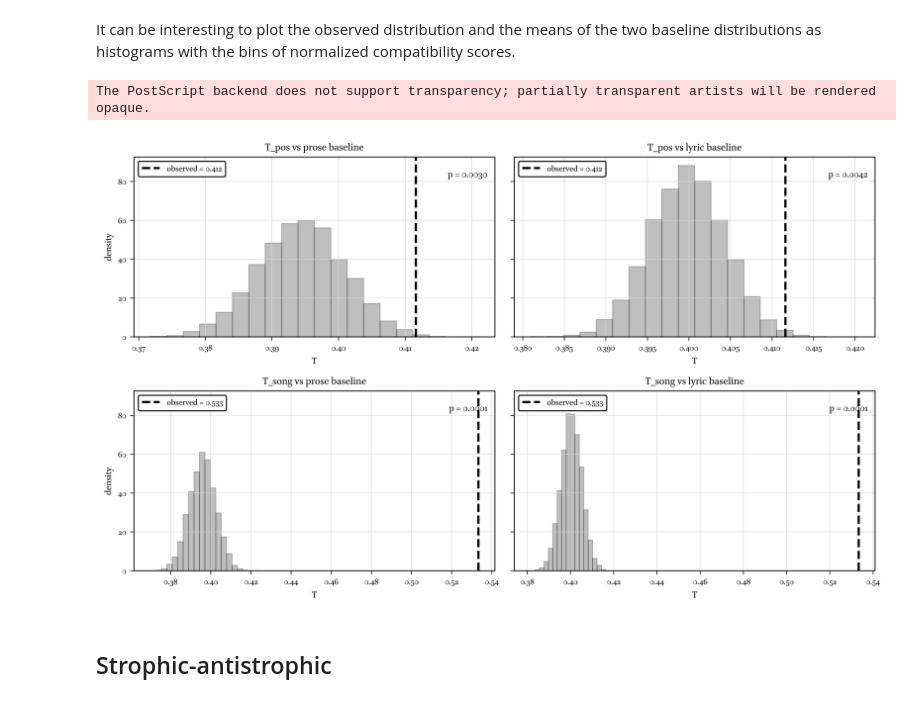
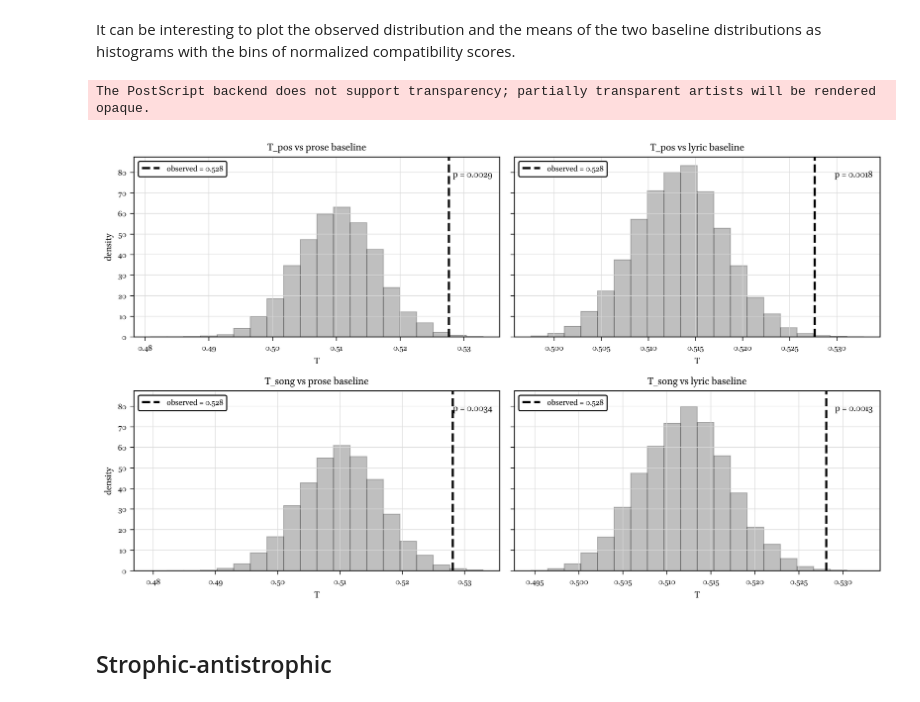
Before and after one commit to Urdatorn/responsio-accentuum, a Jupyter notebook: nb/results.ipynb, the cells around one changed output. Drawn from its saved outputs; the diff is of its cells as text; code cells hidden in the pictures.

Commit message:
first new set of perm test histograms

```diff
--- a/nb/results.ipynb
+++ b/nb/results.ipynb
@@ -609,9 +625,9 @@ Loaded cached chunk 110_120 (10 iterations)
 import numpy as np
 import pickle
 
-pickle_input = ROOT / "data/cache/test_statistics.pkl"
+pickle_input_triads = ROOT / "data/cache/test_statistics_triads.pkl"
 
-with open(pickle_input, "rb") as f:
+with open(pickle_input_triads, "rb") as f:
     T_exp_pos_prose_list, T_exp_song_prose_list, T_exp_pos_lyric_list, T_exp_song_lyric_list, lyric_stats_summary = pickle.load(f)
 
 # Print mean of each list as .3f list to verify
@@ -622,8 +638,8 @@ print("Mean(T_exp_song_lyric_list):", f"{np.mean(T_exp_song_lyric_list):.4f}")
 
 # Compare with T_obs
 print("\nComparison with observed T values:")
-print(f"T_obs_pos_triads: {T_obs_pos_triads:.4f}")
-print(f"T_obs_song_triads: {T_obs_song_triads:.4f}")
+print(f"T_obs_pos_triads: {T_obs_pos_fully_triadic:.4f}")
+print(f"T_obs_song_triads: {T_obs_song_fully_triadic_triads:.4f}")
 
 if lyric_stats_summary:
     print("\nLyric baseline composition (aggregated):")
@@ -655,0 +713,24 @@ Lyric baseline composition (aggregated):
+# %%
+import numpy as np
+import pickle
+
+pickle_input_strophes = ROOT / "data/cache/test_statistics_strophes.pkl"
+
+with open(pickle_input_strophes, "rb") as f:
+    T_exp_pos_prose_strophes_list, T_exp_song_prose_strophes_list, T_exp_pos_lyric_strophes_list, T_exp_song_lyric_strophes_list, lyric_stats_summary = pickle.load(f)
+
+# Print mean of each list as .3f list to verify
+print("Mean(T_exp_pos_prose_strophes_list):", f"{np.mean(T_exp_pos_prose_strophes_list):.4f}")
+print("Mean(T_exp_song_prose_strophes_list):", f"{np.mean(T_exp_song_prose_strophes_list):.4f}")
+print("Mean(T_exp_pos_lyric_strophes_list):", f"{np.mean(T_exp_pos_lyric_strophes_list):.4f}")
+print("Mean(T_exp_song_lyric_strophes_list):", f"{np.mean(T_exp_song_lyric_strophes_list):.4f}")
+
+# Compare with T_obs
+print("\nComparison with observed T values:")
+print(f"T_obs_pos_strophes: {T_obs_pos_fully_triadic_strophes:.4f}")
+print(f"T_obs_song_strophes: {T_obs_song_fully_triadic_strophes:.4f}")
+
+if lyric_stats_summary:
+    print("\nLyric baseline composition (aggregated):")
+    for k, v in lyric_stats_summary.items():
+        print(f"  {k}: {v}")
@@ -798,7 +899,7 @@ fig, axes = plt.subplots(2, 2, figsize=(10, 6), sharey=True)
 
 # --- TOP LEFT ---
 arr = np.asarray(T_exp_pos_prose_list, dtype=float)
-obs = float(T_obs_pos_triads)
+obs = float(T_obs_pos_fully_triadic)
 
 axes[0, 0].hist(
     arr,
@@ -823,7 +924,7 @@ axes[0, 0].text(0.98, 0.9, f"p = {p_pos_prose:.4f}", ha="right", va="center", tr
 
 # --- TOP RIGHT ---
 arr = np.asarray(T_exp_pos_lyric_list, dtype=float)
-obs = float(T_obs_pos_triads)
+obs = float(T_obs_pos_fully_triadic)
 
 axes[0, 1].hist(
     arr,
@@ -847,7 +948,7 @@ axes[0, 1].text(0.98, 0.9, f"p = {p_pos_lyric:.4f}", ha="right", va="center", tr
 
 # --- BOTTOM LEFT ---
 arr = np.asarray(T_exp_song_prose_list, dtype=float)
-obs = float(T_obs_song_triads)
+obs = float(T_obs_song_fully_triadic_triads)
 
 axes[1, 0].hist(
     arr,
@@ -872,35 +973,35 @@ axes[1, 0].text(0.98, 0.9, f"p = {p_song_prose:.4f}", ha="right", va="center", t
 
 # --- BOTTOM RIGHT ---
 arr = np.asarray(T_exp_song_lyric_list, dtype=float)
-obs = float(T_obs_song_triads)
+obs = float(T_obs_song_fully_triadic_triads)
 
 axes[1, 1].hist(
     arr,
     bins=20,
     density=True,
     alpha=0.25,
     edgecolor="black",
     linewidth=0.8,
 )
 axes[1, 1].axvline(
     obs,
     linestyle="--",
     linewidth=2,
     label=f"observed = {obs:.3f}",
 )
 axes[1, 1].set_title("T_song vs lyric baseline")
 axes[1, 1].set_xlabel("T")
 axes[1, 1].legend(frameon=True, facecolor="white", edgecolor="black", framealpha=1.0)
 axes[1, 1].text(0.98, 0.9, f"p = {p_song_lyric:.4f}", ha="right", va="center", transform=axes[1, 1].transAxes)
 
 
 plt.tight_layout()
 plt.savefig(ROOT / "media" / "figures" / "perm" / "perm_triadic_simple.eps")
 plt.savefig(ROOT / "media" / "figures" / "perm" / "perm_triadic_simple.svg")
 plt.show()
 # %% [output]
 The PostScript backend does not support transparency; partially transparent artists will be rendered opaque.
-[figure, old version]
+[figure, new version]
 # %% [markdown]
 ## Strophic-antistrophic
 # %% [markdown]
```
Also changed, not shown: parts of 33 cells of this notebook, 8 other files.
